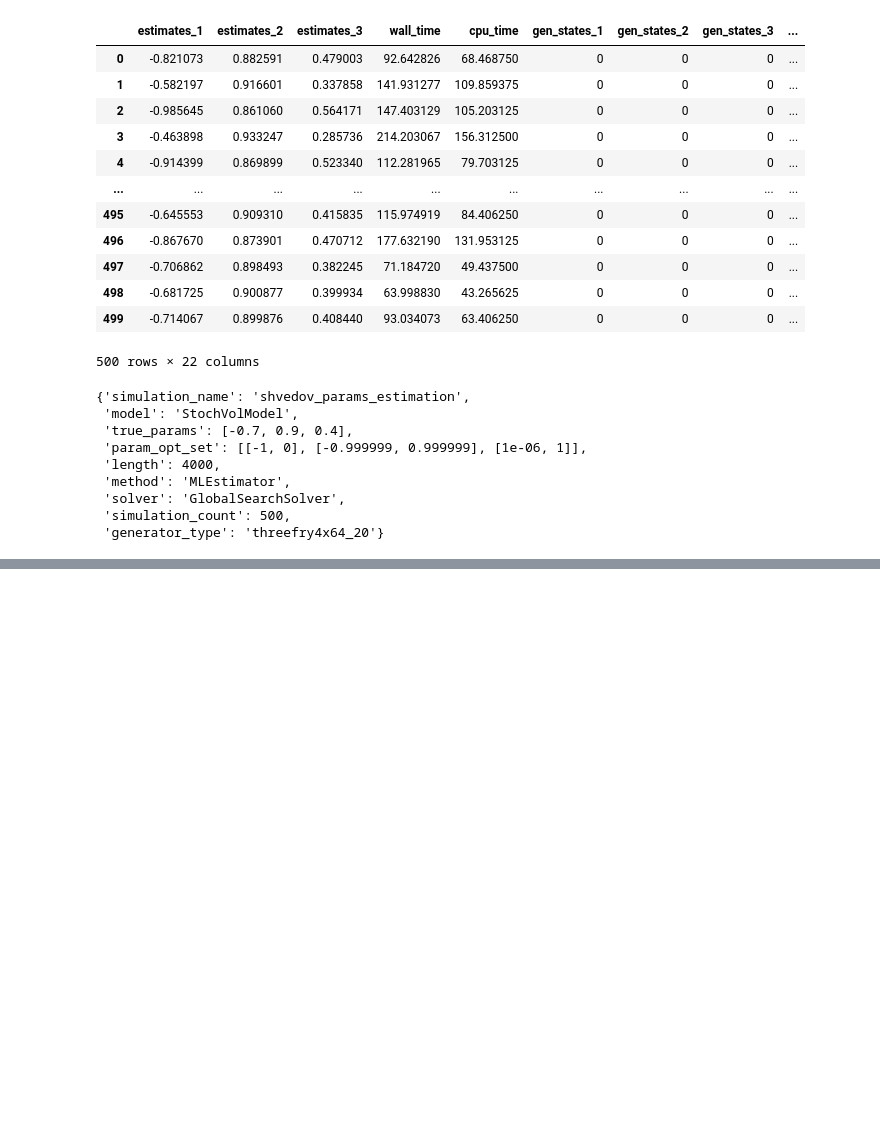
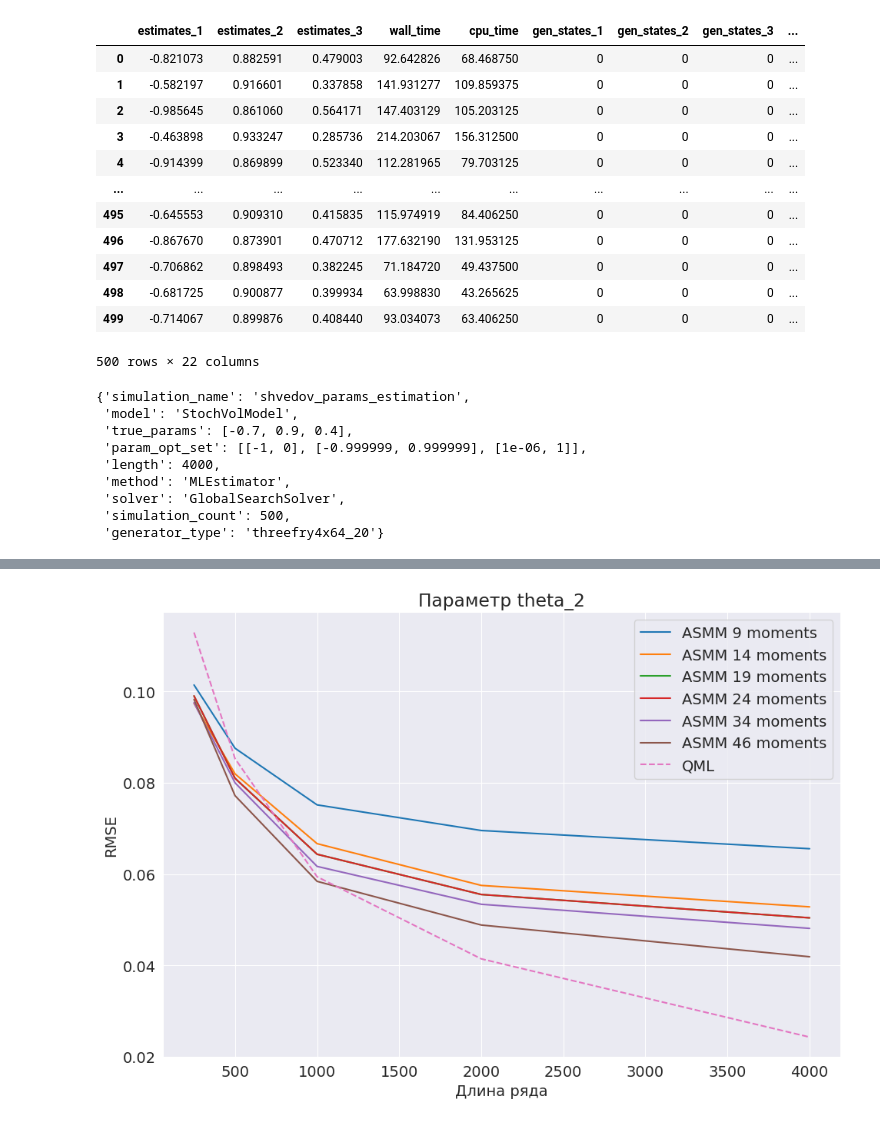
Before and after one commit to Dangerio/optimization-algorithm, a Jupyter notebook: methods_comparison/artificial_data/sandbox.ipynb, the cells around one changed output, grey strips where cells are left out. Cells and saved outputs as stored; diff of their text form; code cells hidden in the pictures; blank space fills up the shorter version.

```diff
--- a/methods_comparison/artificial_data/sandbox.ipynb
+++ b/methods_comparison/artificial_data/sandbox.ipynb
@@ -37,0 +117,4 @@ esr.metadata
+# %%
+plot_param_rmse(paths_to_summaries, names, 2, moments_counts)
+# %% [output]
+[figure, added]
```
Also changed, not shown: parts of 6 cells of this notebook.
